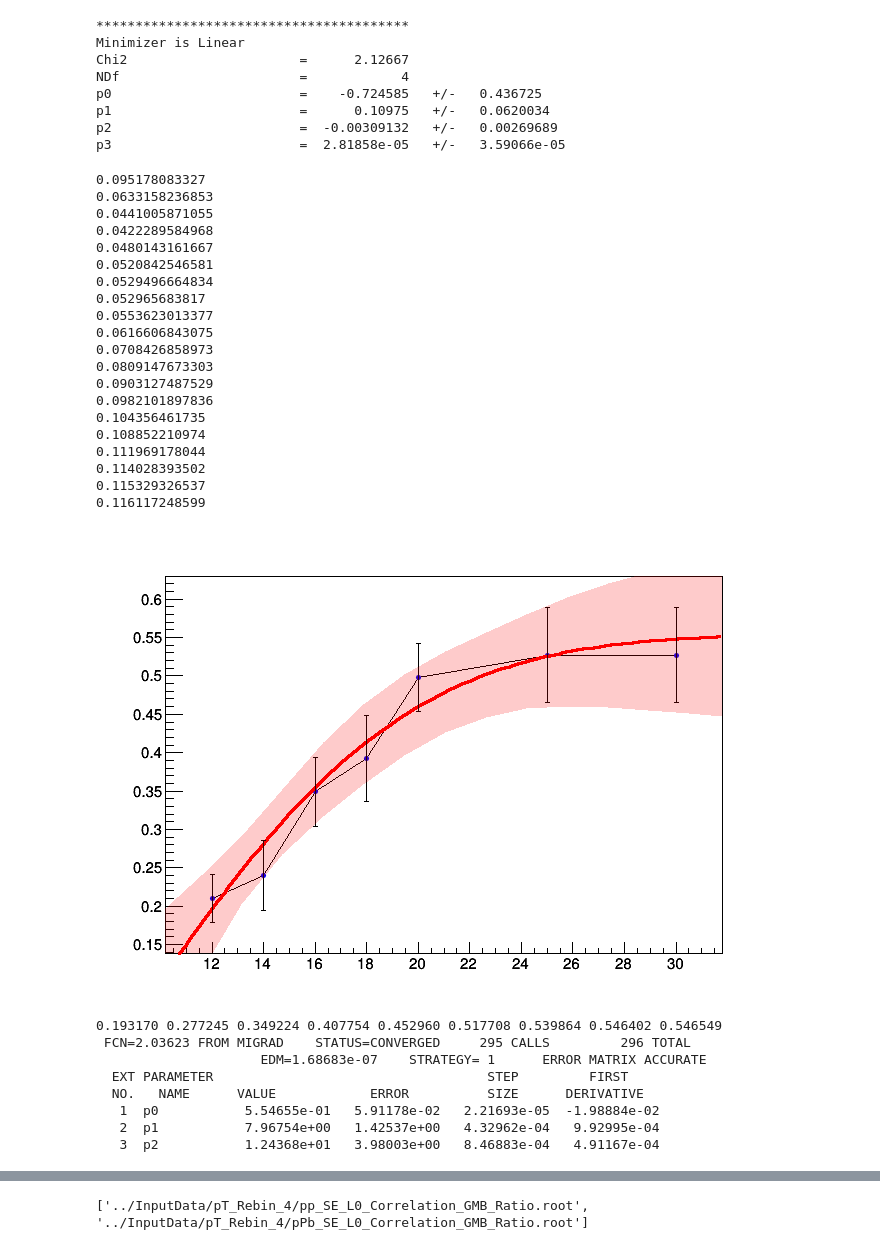
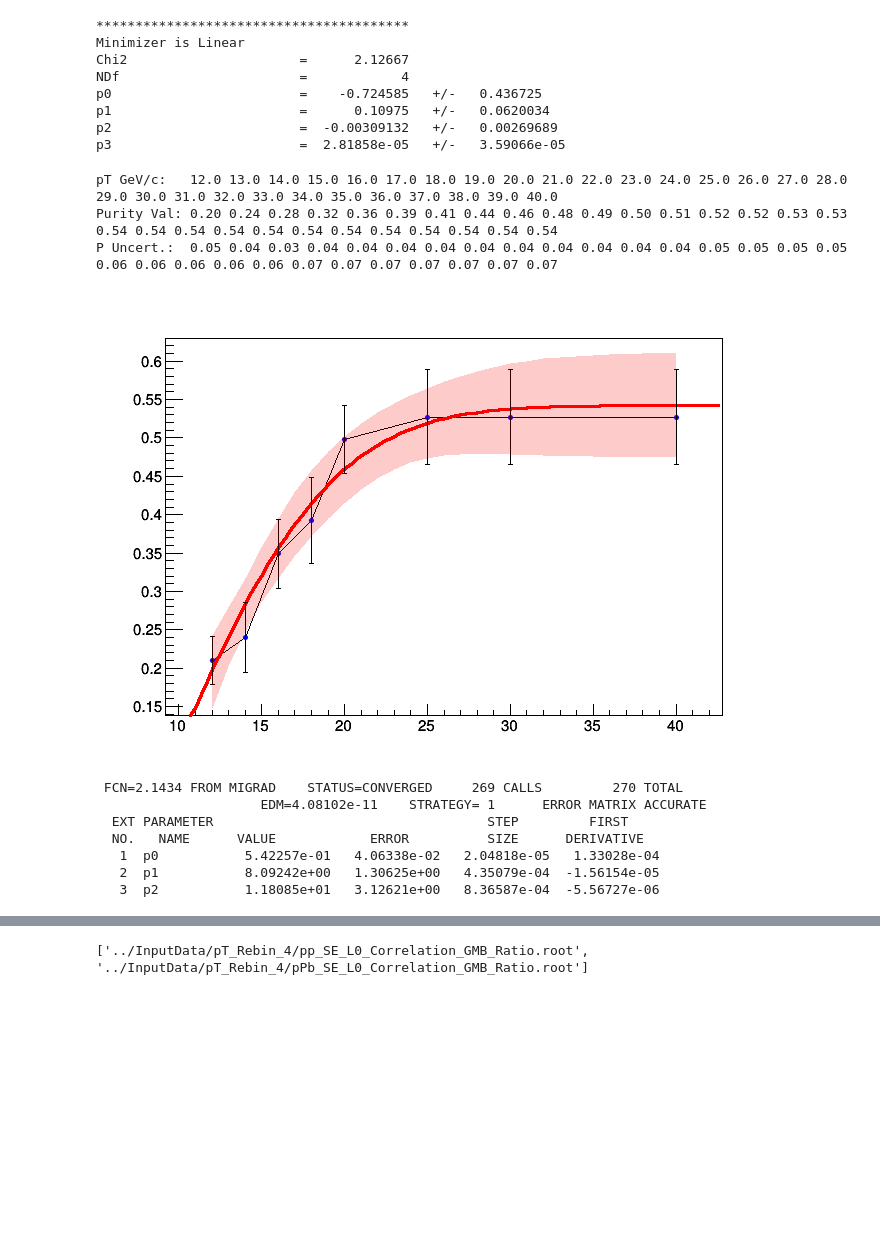
Before and after one commit to ftoralesacosta/GH_Correlations, a Jupyter notebook: Analysis_Notebooks/Projections_Pairs.ipynb, the cells around one changed output, grey strips where cells are left out. Saved outputs shown, nothing was run; the diff lists cells and outputs as text; code cells hidden in the pictures; blank space fills up the shorter version.

Commit message:
purity +\- stdev

```diff
--- a/Analysis_Notebooks/Projections_Pairs.ipynb
+++ b/Analysis_Notebooks/Projections_Pairs.ipynb
@@ -167,71 +167,66 @@ from ROOT import TF1
 from ROOT import TMath
 
 pGeV_Edges = np.asarray([12,14,16,18,20,25,30,40,50])
-pGeV_Edges_2 = np.linspace(10,40,20)
-Purity = [0.21,0.24,0.349,0.393,0.498,0.527,0.527]
-#Purity = [0.21,0.24,0.349,0.393,0.498,0.527,0.527,0.527,]
+pGeV_Edges_2 = np.linspace(10,40,21)
+pGeV_Edges_3 = np.linspace(12,40,29)
+#Purity = [0.21,0.24,0.349,0.393,0.498,0.527,0.527]
+Purity = [0.21,0.24,0.349,0.393,0.498,0.527,0.527,0.527,]
 Purity_errors = [0.031,0.046,0.045,0.056,0.044,0.062,0.062,0.062]
 
 #Fill a TGraph with Purity Information
 Purity_Graph = ROOT.TGraphErrors()
 for izt in range (len(Purity)):
     Purity_Graph.SetPoint(izt,pGeV_Edges[izt],Purity[izt])
     Purity_Graph.SetPointError(izt,0,Purity_errors[izt])
 
 #Define your function and set parameters (notice use of string)
 func = TF1("func",'[0]*TMath::Erf((x-[1])/[2])',12,50)
 func.SetParameter(0,0.5)
 func.SetParameter(1,0.5)
 func.SetParameter(2,1.0)
 
 Purity_Graph.Fit("func","S")
 
 Fit_Band = ROOT.TGraphErrors(len(Purity));
-for i in range(len(pGeV_Edges_2)):
-        Fit_Band.SetPoint(i, pGeV_Edges_2[i], 0)
+for i in range(len(pGeV_Edges_3)):
+        Fit_Band.SetPoint(i, pGeV_Edges_3[i], 0)
 (ROOT.TVirtualFitter.GetFitter()).GetConfidenceIntervals(Fit_Band)
 
-for i in range(len(pGeV_Edges_2)):
-    print(Fit_Band.GetErrorY(i))
+print("pT GeV/c:  "),
+for i in range(len(pGeV_Edges_3)):
+    print(pGeV_Edges_3[i]),
+print("")
+
+fit_vals = []
+print("Purity Val:"),
+for x in pGeV_Edges_3:
+    Err_val = 0.542257*TMath.Erf((x-8.09242)/11.8085)
+    fit_vals.append(Err_val)
+    print("%1.2f"%(Err_val)),
+print("")
+
+fit_errors = []
+print("P Uncert.: "),
+for i in range(len(pGeV_Edges_3)):
+    fit_errors.append(Fit_Band.GetErrorY(i))
+    print("%1.2f"%(Fit_Band.GetErrorY(i))),
 
 c = ROOT.TCanvas()
 Purity_Graph.Draw("")
 Fit_Band.SetLineColor(ROOT.kRed);
 Fit_Band.SetFillColorAlpha(ROOT.kRed,0.2)
 Fit_Band.Draw("same3");
 #fit.Draw("same")
 c.Draw()
-
-for x in pGeV_Edges:
-    Err_val = 0.54655*TMath.Erf((x-7.96754)/12.4368)
-    print("%f"%(Err_val)),
 # %% [output]
-0.095178083327
-0.0633158236853
-0.0441005871055
-0.0422289584968
-0.0480143161667
-0.0520842546581
-0.0529496664834
-0.052965683817
-0.0553623013377
-0.0616606843075
-0.0708426858973
-0.0809147673303
-0.0903127487529
-0.0982101897836
-0.104356461735
-0.108852210974
-0.111969178044
-0.114028393502
-0.115329326537
-0.116117248599
+pT GeV/c:   12.0 13.0 14.0 15.0 16.0 17.0 18.0 19.0 20.0 21.0 22.0 23.0 24.0 25.0 26.0 27.0 28.0 29.0 30.0 31.0 32.0 33.0 34.0 35.0 36.0 37.0 38.0 39.0 40.0
+Purity Val: 0.20 0.24 0.28 0.32 0.36 0.39 0.41 0.44 0.46 0.48 0.49 0.50 0.51 0.52 0.52 0.53 0.53 0.54 0.54 0.54 0.54 0.54 0.54 0.54 0.54 0.54 0.54 0.54 0.54
+P Uncert.:  0.05 0.04 0.03 0.04 0.04 0.04 0.04 0.04 0.04 0.04 0.04 0.04 0.04 0.05 0.05 0.05 0.05 0.06 0.06 0.06 0.06 0.06 0.07 0.07 0.07 0.07 0.07 0.07 0.07
-[figure, old version]
+[figure, new version]
-0.193170 0.277245 0.349224 0.407754 0.452960 0.517708 0.539864 0.546402 0.546549
- FCN=2.03623 FROM MIGRAD    STATUS=CONVERGED     295 CALLS         296 TOTAL
-                     EDM=1.68683e-07    STRATEGY= 1      ERROR MATRIX ACCURATE
+ FCN=2.1434 FROM MIGRAD    STATUS=CONVERGED     269 CALLS         270 TOTAL
+                     EDM=4.08102e-11    STRATEGY= 1      ERROR MATRIX ACCURATE
   EXT PARAMETER                                   STEP         FIRST
   NO.   NAME      VALUE            ERROR          SIZE      DERIVATIVE
-   1  p0           5.54655e-01   5.91178e-02   2.21693e-05  -1.98884e-02
-   2  p1           7.96754e+00   1.42537e+00   4.32962e-04   9.92995e-04
-   3  p2           1.24368e+01   3.98003e+00   8.46883e-04   4.91167e-04
+   1  p0           5.42257e-01   4.06338e-02   2.04818e-05   1.33028e-04
+   2  p1           8.09242e+00   1.30625e+00   4.35079e-04  -1.56154e-05
+   3  p2           1.18085e+01   3.12621e+00   8.36587e-04  -5.56727e-06
```
Also changed, not shown: parts of 4 cells of this notebook, 55 other files.
